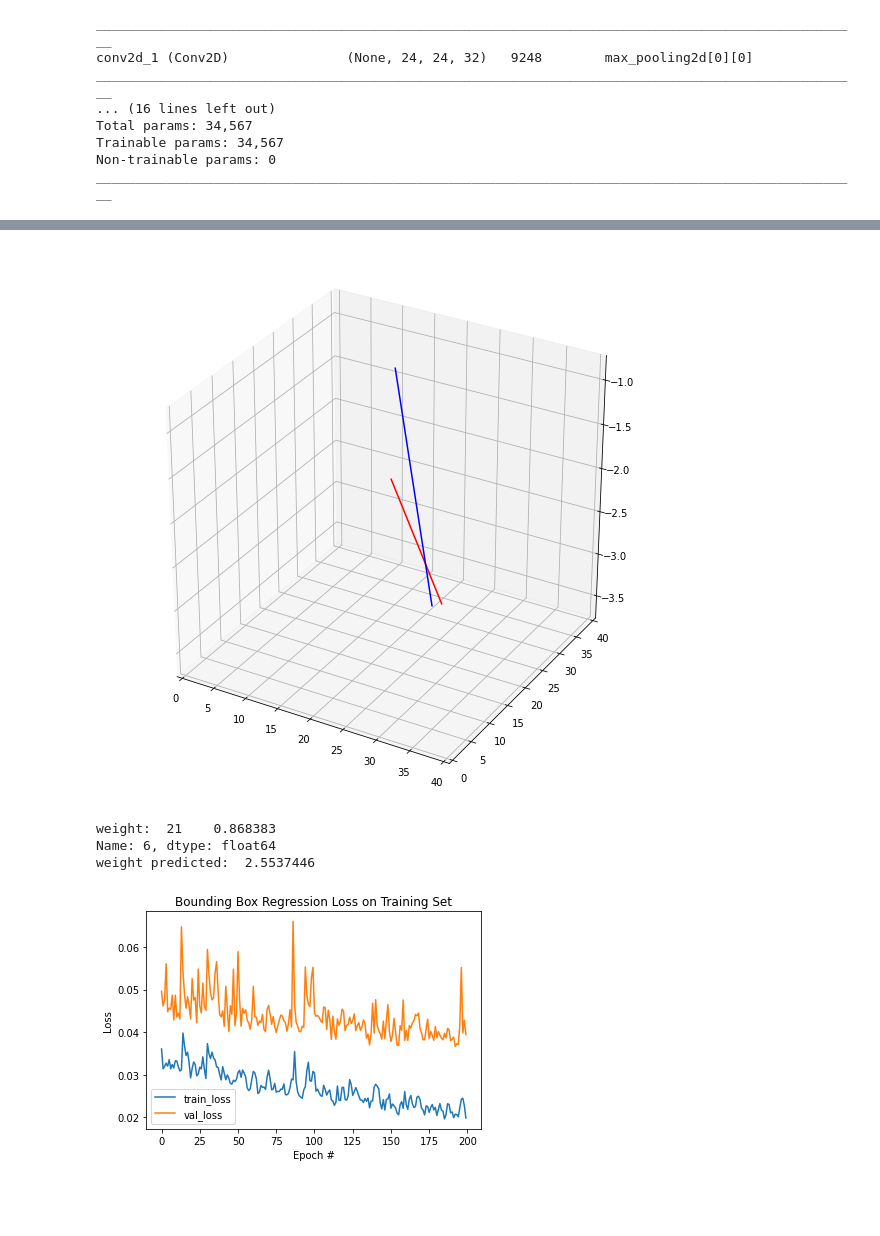
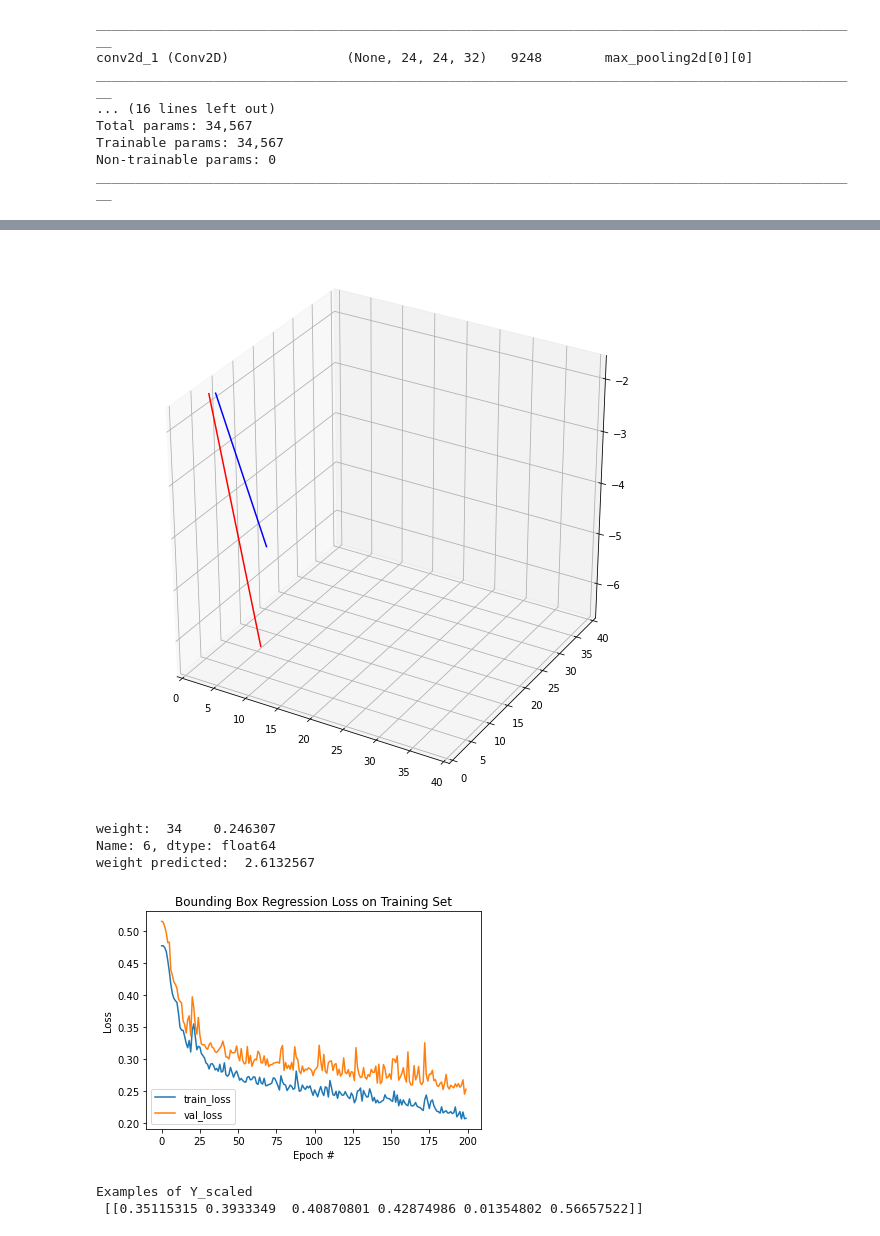
Before and after one commit to AnosovAndrey/Task, a Jupyter notebook: Untitled3.ipynb, the cells around one changed output, grey strips where cells are left out. Saved outputs shown, nothing was run; the diff lists cells and outputs as text; code cells hidden in the pictures; blank space fills up the shorter version.

```diff
--- a/Untitled3.ipynb
+++ b/Untitled3.ipynb
@@ -131,11 +131,11 @@ def get_model():
 # %%
 # losses = {'weight': 'binary_crossentropy',
 #           'coordinates': 'mse'}
-losses = {'weight': 'mse',
-          'coordinates': 'mse'}
+losses = {'weight': 'mae',
+          'coordinates': 'mae'}
 loss_weights = {'weight': 1.0,
                 'coordinates': 1.0}
-metrics = { 'weight': 'mae', #'weight': 'mean_absolute_error',
+metrics = { 'weight': 'mae',
                 'coordinates': 'acc'}
 # %%
 x_model = get_model()
@@ -189,36 +189,36 @@ result_2_inv = y_scaler.inverse_transform(res)
 # %%
 fig2 = plt.figure(1, figsize=(10,10))
 ax2 = fig2.gca(projection='3d')
 
-pos = 21
+pos = 34
 
  # Give points
 x1 = [data_list[train_length + pos][1][0], data_list[train_length + pos][1][1]]
 y1 = [data_list[train_length + pos][1][2], data_list[train_length + pos][1][3]]
 z1 = np.array([data_list[train_length + pos][1][4], data_list[train_length + pos][1][5]]).flatten()
 
 plt.xlim(0, 40)
 plt.ylim(0, 40)
  # Connect the first two points in the array
 
 ax3 = fig2.gca(projection='3d')
 
  # Give points
 x2 = [result_2_inv[pos][0], result_2_inv[pos][1]]
 y2 = [result_2_inv[pos][2], result_2_inv[pos][3]]
 z2 = np.array([result_2_inv[pos][4], result_2_inv[pos][5]]).flatten()
 
 figure = ax2.plot(x1, y1, z1, c='r', )
 figure = ax3.plot(x2, y2, z2, c='b', )
 plt.show()
 
 print("weight: ", data_list[pos][1][6])
 print("weight predicted: ", result_2_inv[pos][6])
 # %% [output]
-[figure, old version]
+[figure, new version]
-weight:  21    0.868383
+weight:  34    0.246307
 Name: 6, dtype: float64
-weight predicted:  2.5537446
+weight predicted:  2.6132567
 # %%
 N = 200
 plt.figure()
@@ -230,4 +230,4 @@ plt.ylabel("Loss")
 plt.legend(loc="lower left")
 plt.show()
 # %% [output]
-[figure, old version]
+[figure, new version]
@@ -233,0 +264,16 @@ plt.show()
+# %%
+y_scaler2 = MinMaxScaler()
+Y_scaled = y_scaler2.fit_transform(Y[0:,0:6])
+print("Examples of Y_scaled\n",Y_scaled[:1])
+
+y_train21=Y_scaled[:train_length]
+y_test21=Y_scaled[train_length:]
+
+Y_output3 = np.array(Y)[0:,6:7]
+y_train23=Y_output3[:train_length]
+y_test23=Y_output3[train_length:]
+y_test23 = np_utils.to_categorical(y_test23,num_classes=4)
+y_train23 = np_utils.to_categorical(y_train23,num_classes=4)
+# %% [output]
+Examples of Y_scaled
+ [[0.35115315 0.3933349  0.40870801 0.42874986 0.01354802 0.56657522]]
```
Also changed, not shown: parts of 11 cells of this notebook.
